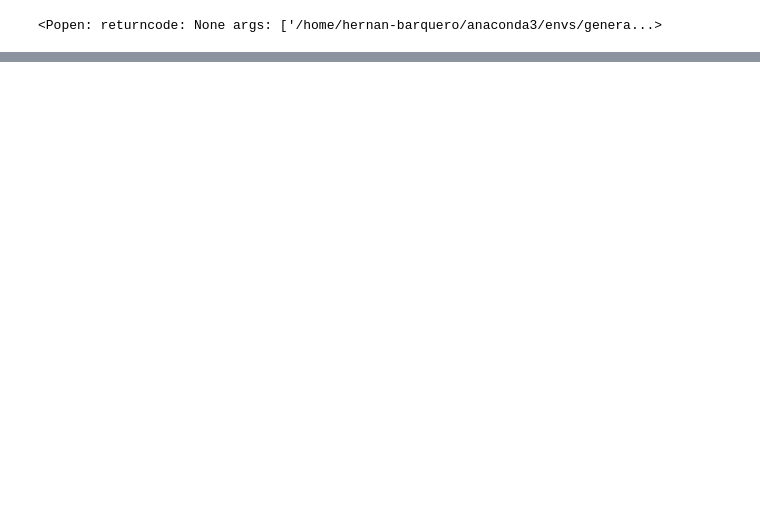
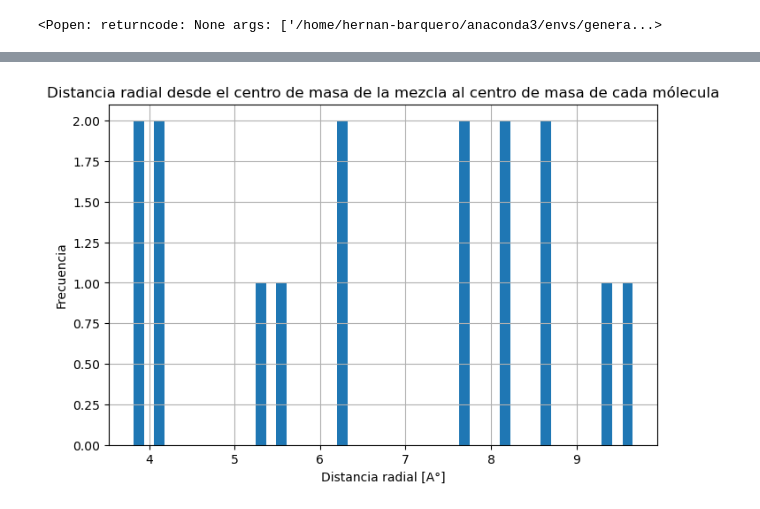
Before and after one commit to physicsIS/Computational_Material_Science, a Jupyter notebook: carbon_nanoscrolls/t3/analisis.ipynb, the cells around one changed output, grey strips where cells are left out. Saved outputs shown, nothing was run; the diff lists cells and outputs as text; code cells hidden in the pictures; blank space fills up the shorter version.

```diff
--- a/carbon_nanoscrolls/t3/analisis.ipynb
+++ b/carbon_nanoscrolls/t3/analisis.ipynb
@@ -140,0 +105,6 @@ write('pw1.xyz', atoms, format='xyz')
+# %%
+center_of_masses = []
+for i in range(len(sol)):
+	center_of_masses.append(atoms.get_center_of_mass(scaled=False,indices= sol[i].idx_list))
+
+center_of_masses[0][0]
@@ -140,0 +113,12 @@ write('pw1.xyz', atoms, format='xyz')
+# %%
+all_center_of_mass = atoms.get_center_of_mass(scaled=False)
+# %%
+center_of_masses_T = center_of_masses - all_center_of_mass
+# %%
+# Distancia radial al centro de masa de la mezcla donde se encuentran los centros de masa de las moleculas individuales
+radius = []
+for i in range(len(center_of_masses_T)):
+	aux = np.sqrt(center_of_masses_T[i][0]**2 +center_of_masses_T[i][1]**2 +center_of_masses_T[i][2]**2)
+	radius.append(aux)
+
+radius
@@ -140,0 +142,15 @@ write('pw1.xyz', atoms, format='xyz')
+# %%
+import matplotlib.pyplot as plt
+
+x = np.linspace(np.min(radius), np.max(radius), len(radius))
+
+fig, ax = plt.subplots(1,1, figsize = (8,5))
+
+ax.hist(radius, bins=25,align='mid', rwidth=0.5)
+ax.set_xlabel("Distancia radial [A°]")
+ax.set_ylabel("Frecuencia")
+ax.grid()
+ax.set_title("Distancia radial desde el centro de masa de la mezcla al centro de masa de cada mólecula")
+plt.savefig("prueba.png")
+# %% [output]
+[figure, added]
```
Also changed, not shown: parts of 11 cells of this notebook, 4 other files.
